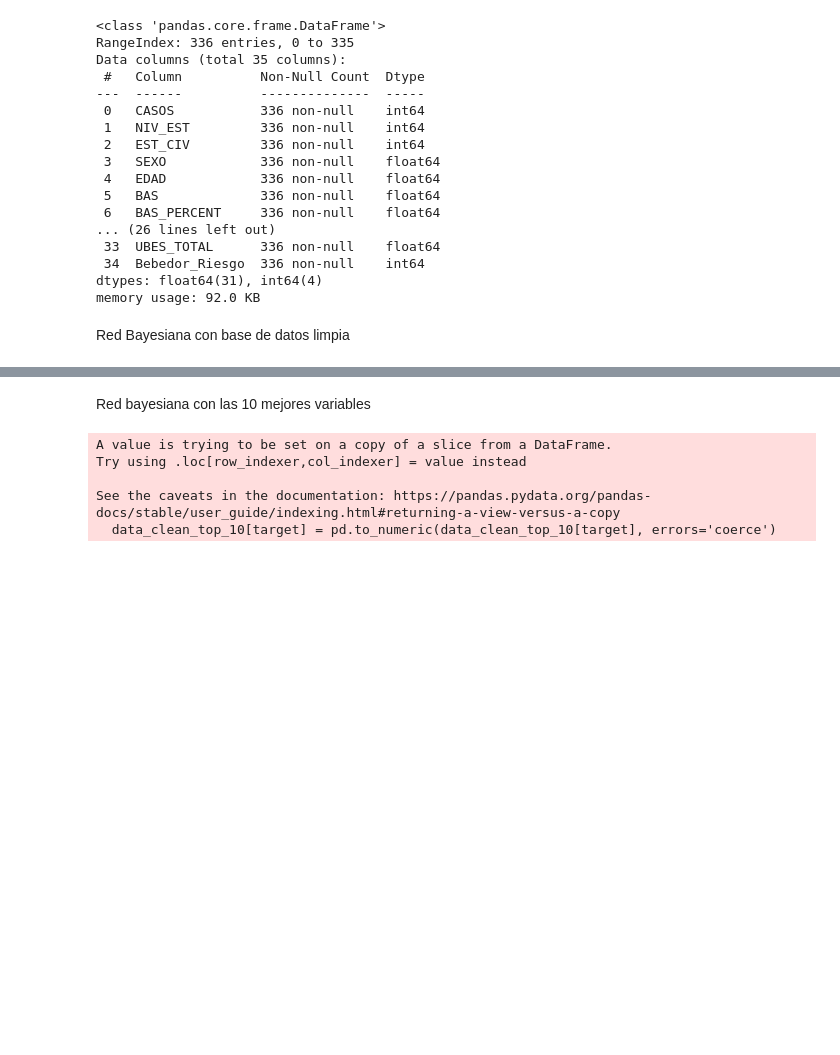
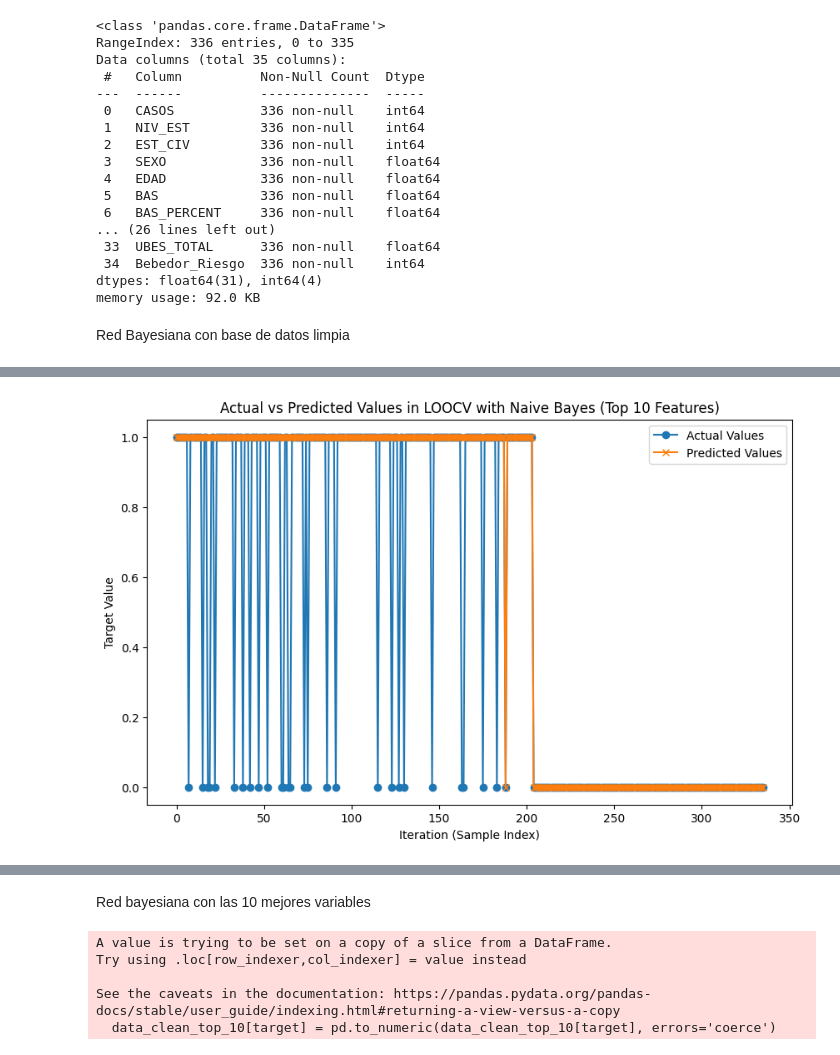
Before and after one commit to JaviDominn/TFG, a Jupyter notebook: Libreta Metodos.ipynb, the cells around one changed output, grey strips where cells are left out. Cells and saved outputs as stored; diff of their text form; code cells hidden in the pictures; blank space fills up the shorter version.

```diff
--- a/Libreta Metodos.ipynb
+++ b/Libreta Metodos.ipynb
@@ -850,0 +847,83 @@ Mean Accuracy (LOOCV): 0.9434523809523809
+# %%
+from sklearn.impute import SimpleImputer
+from sklearn.naive_bayes import GaussianNB
+from sklearn.model_selection import LeaveOneOut
+from sklearn.metrics import mean_squared_error, confusion_matrix, ConfusionMatrixDisplay
+from sklearn.feature_selection import SequentialFeatureSelector
+from sklearn.linear_model import LinearRegression
+import matplotlib.pyplot as plt
+import pandas as pd
+import numpy as np
+
+# Definimos x e y directamente con la base de datos limpia y preprocesada
+x = data_clean.drop(columns=[target])  # Eliminamos la columna objetivo para obtener las características
+y = data_clean[target]  # Definimos la columna objetivo
+
+# Selección de características: Sequential Forward Selection (SFS)
+# Usamos un modelo base como LinearRegression para seleccionar las variables (no es el modelo final)
+sfs = SequentialFeatureSelector(estimator=LinearRegression(), n_features_to_select="auto", direction="forward")
+sfs.fit(x, y)
+selected_features = x.columns[sfs.get_support()]  # Obtenemos los nombres de las columnas seleccionadas
+
+# Crear DataFrame reducido solo con las características seleccionadas
+x_sfs = x[selected_features]
+
+# Calculamos la correlación de Pearson y seleccionamos las 10 variables más correlacionadas
+correlations = x_sfs.corrwith(y)
+top_features = correlations.abs().sort_values(ascending=False).head(10).index
+x_selected = x_sfs[top_features]
+
+# Configuración de Leave-One-Out y el modelo de Naive Bayes
+loo = LeaveOneOut()
+bayesian_model = GaussianNB()
+
+# Listas para almacenar errores, valores reales y predicciones de cada iteración
+errors = []
+actual_values = []
+predicted_values = []
+
+# Generamos las divisiones para LOOCV
+for train_index, test_index in loo.split(x_selected):
+    # División de los datos en entrenamiento y prueba
+    x_trainClean, x_testClean = x_selected.iloc[train_index], x_selected.iloc[test_index]
+    y_trainClean, y_testClean = y.iloc[train_index], y.iloc[test_index]
+
+    # Entrenamiento del modelo en el conjunto de entrenamiento
+    bayesian_model.fit(x_trainClean, y_trainClean)
+
+    # Predicción en el conjunto de prueba
+    y_pred = bayesian_model.predict(x_testClean)
+
+    # Cálculo del error cuadrático medio (MSE) y almacenamiento
+    error = mean_squared_error(y_testClean, y_pred)
+    errors.append(error)
+
+    # Almacenar valores reales y predichos para graficar
+    actual_values.append(y_testClean.values[0])
+    predicted_values.append(y_pred[0])
+
+    # Ejemplo de impresión de resultados en cada iteración
+    print(f"Test Index: {test_index}, Actual: {y_testClean.values}, Predicted: {y_pred}, Error: {error}")
+
+# Cálculo del error promedio y precisión después de todas las iteraciones
+mean_error = sum(errors) / len(errors)
+accuracy = 1 - mean_error
+print(f"\nAccuracy (1 - Mean Error): {accuracy}")
+
+# Graficar los resultados de valores reales vs predichos
+plt.figure(figsize=(10, 6))
+plt.plot(actual_values, label="Actual Values", marker='o')
+plt.plot(predicted_values, label="Predicted Values", marker='x')
+plt.xlabel("Iteration (Sample Index)")
+plt.ylabel("Target Value")
+plt.title("Actual vs Predicted Values in LOOCV with Naive Bayes (Top 10 Features)")
+plt.legend()
+plt.show()
+
+# Matriz de Confusión
+conf_matrix = confusion_matrix(actual_values, predicted_values)
+disp = ConfusionMatrixDisplay(confusion_matrix=conf_matrix)
+disp.plot(cmap='Blues')
+plt.title("Confusion Matrix - LOOCV with Naive Bayes (Top 10 Features)")
+plt.show()
+# %% [output]
@@ -850,0 +947 @@ Mean Accuracy (LOOCV): 0.9434523809523809
+[figure, added]
```
Also changed, not shown: parts of 5 cells of this notebook.
